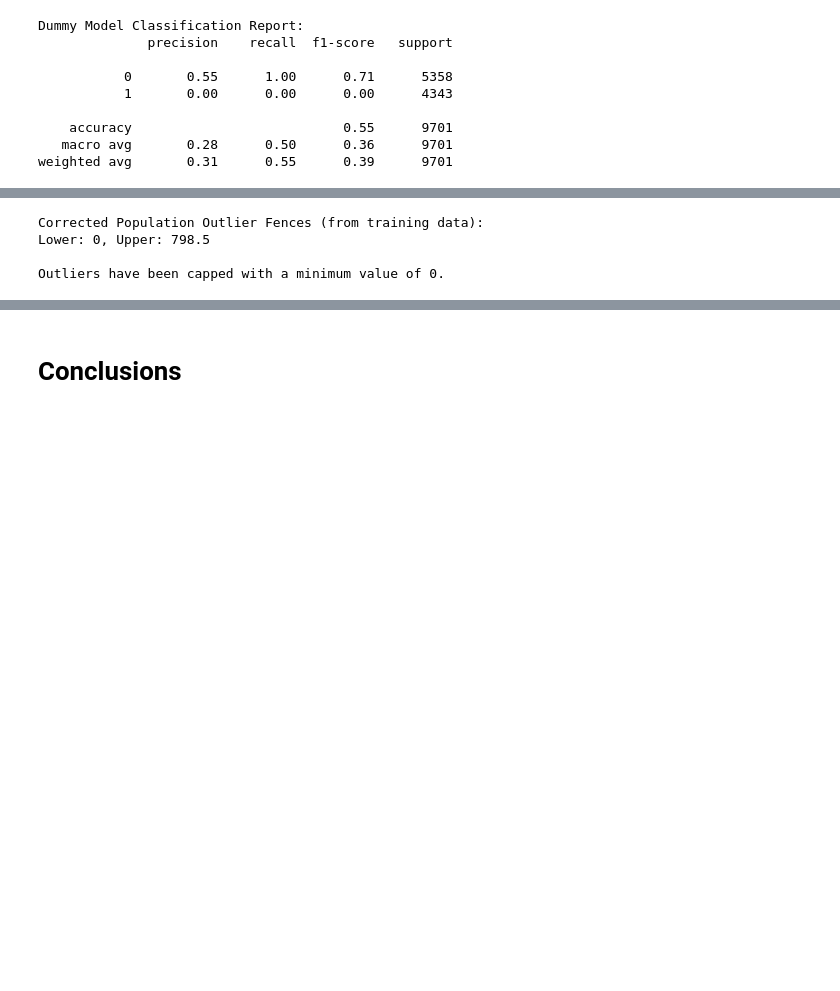
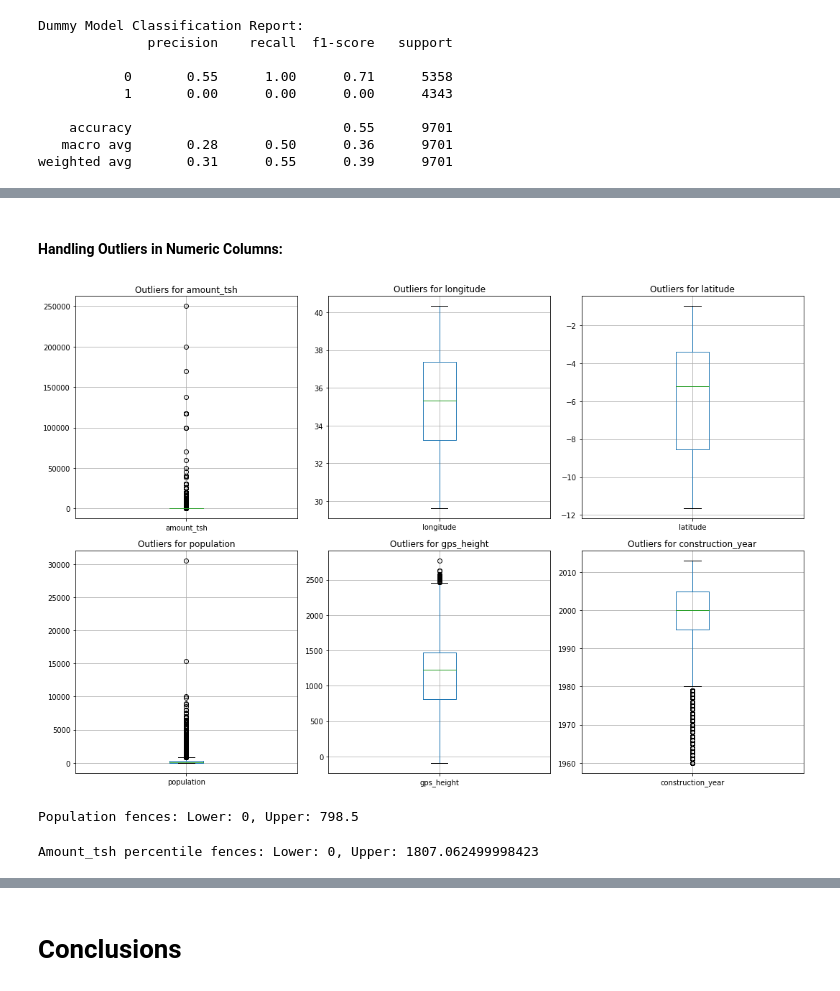
Before and after one commit to morgannash1/water_wells_project, a Jupyter notebook: notebook.ipynb, the cells around one changed output, grey strips where cells are left out. Cells and saved outputs as stored; diff of their text form; code cells hidden in the pictures; blank space fills up the shorter version.

```diff
--- a/notebook.ipynb
+++ b/notebook.ipynb
@@ -947,3 +926,14 @@ weighted avg       0.31      0.55      0.39      9701
+# %%
+#GPS Height Column Imputation (using KNN), takes the nearest 5 records and imputes the average gps_height:
+from sklearn.impute import KNNImputer
+X_train['gps_height'] = X_train['gps_height'].replace(0.0, np.nan)
+X_test['gps_height'] = X_test['gps_height'].replace(0.0, np.nan)
+
+imputer = KNNImputer(n_neighbors=5)
+imputer.fit(X_train[['longitude', 'latitude', 'gps_height']])
+
+X_train[['longitude', 'latitude', 'gps_height']] = imputer.transform(X_train[['longitude', 'latitude', 'gps_height']])
+X_test[['longitude', 'latitude', 'gps_height']] = imputer.transform(X_test[['longitude', 'latitude', 'gps_height']])
 # %%
 #Population Column Imputation (dealing with placeholder values in population column)
 #Create indicator column in both sets is_population_missing
@@ -1024,22 +967,18 @@ def cap_outliers_with_fences(df, column_name, lower_fence, upper_fence):
-# %%
-#Outliers in Population:
-lower_fence_pop, upper_fence_pop = get_iqr_fences(X_train, 'population')
-
-#Set lower fence to a logical minimum of 0
-lower_fence_pop = max(0, lower_fence_pop)
-
-print(f"Corrected Population Outlier Fences (from training data):")
-print(f"Lower: {lower_fence_pop}, Upper: {upper_fence_pop}")
-
-# 3. Use the corrected fences to cap outliers in the TRAINING set
-X_train = cap_outliers_with_fences(X_train, 'population', lower_fence_pop, upper_fence_pop)
-
-# 4. Use the same corrected fences to cap outliers in the TESTING set
-X_test = cap_outliers_with_fences(X_test, 'population', lower_fence_pop, upper_fence_pop)
-
-print("\nOutliers have been capped with a minimum value of 0.")
-# %% [output]
-Corrected Population Outlier Fences (from training data):
-Lower: 0, Upper: 798.5
-
-Outliers have been capped with a minimum value of 0.
+# %% [markdown]
+#### Handling Outliers in Numeric Columns:
+# %%
+#check outliers in numeric columns:
+numerical_cols = ['amount_tsh', 'longitude', 'latitude', 'population', 'gps_height', 'construction_year']
+
+# Create subplots for each numerical column
+plt.figure(figsize=(15, 10))
+
+for i, col in enumerate(numerical_cols, 1):
+    plt.subplot(2, 3, i)
+    X_train.boxplot(column=col)
+    plt.title(f'Outliers for {col}')
+
+plt.tight_layout()
+plt.show()
+# %% [output]
+[figure, new version]
@@ -1045,0 +1032,26 @@ Outliers have been capped with a minimum value of 0.
+# %%
+#Handling Population Column Outliers:
+#For population, I'll use IQR to find the upper fence, but set the lower fence to a minimum of 0.
+lower_fence_pop, upper_fence_pop = get_iqr_fences(X_train, 'population')
+#Using a logical minimum of 0
+lower_fence_pop = max(0, lower_fence_pop)
+print(f"Population fences: Lower: {lower_fence_pop}, Upper: {upper_fence_pop}")
+
+X_train = cap_outliers_with_fences(X_train, 'population', lower_fence_pop, upper_fence_pop)
+X_test = cap_outliers_with_fences(X_test, 'population', lower_fence_pop, upper_fence_pop)
+# %% [output]
+Population fences: Lower: 0, Upper: 798.5
+# %%
+#Handling Amount_tsh Column Outliers:
+#For amount_tsh, I'll set upper fence to 95%, but set the lower fence to a minimum of 0.
+upper_fence_tsh = X_train['amount_tsh'].quantile(0.95)
+# Set a logical minimum of 0
+lower_fence_tsh = 0
+
+print(f"Amount_tsh percentile fences: Lower: {lower_fence_tsh}, Upper: {upper_fence_tsh}")
+
+# Cap the values in the training and test sets
+X_train = cap_outliers_with_fences(X_train, 'amount_tsh', lower_fence_tsh, upper_fence_tsh)
+X_test = cap_outliers_with_fences(X_test, 'amount_tsh', lower_fence_tsh, upper_fence_tsh)
+# %% [output]
+Amount_tsh percentile fences: Lower: 0, Upper: 1807.062499998423
```
Also changed, not shown: parts of 55 cells of this notebook.
